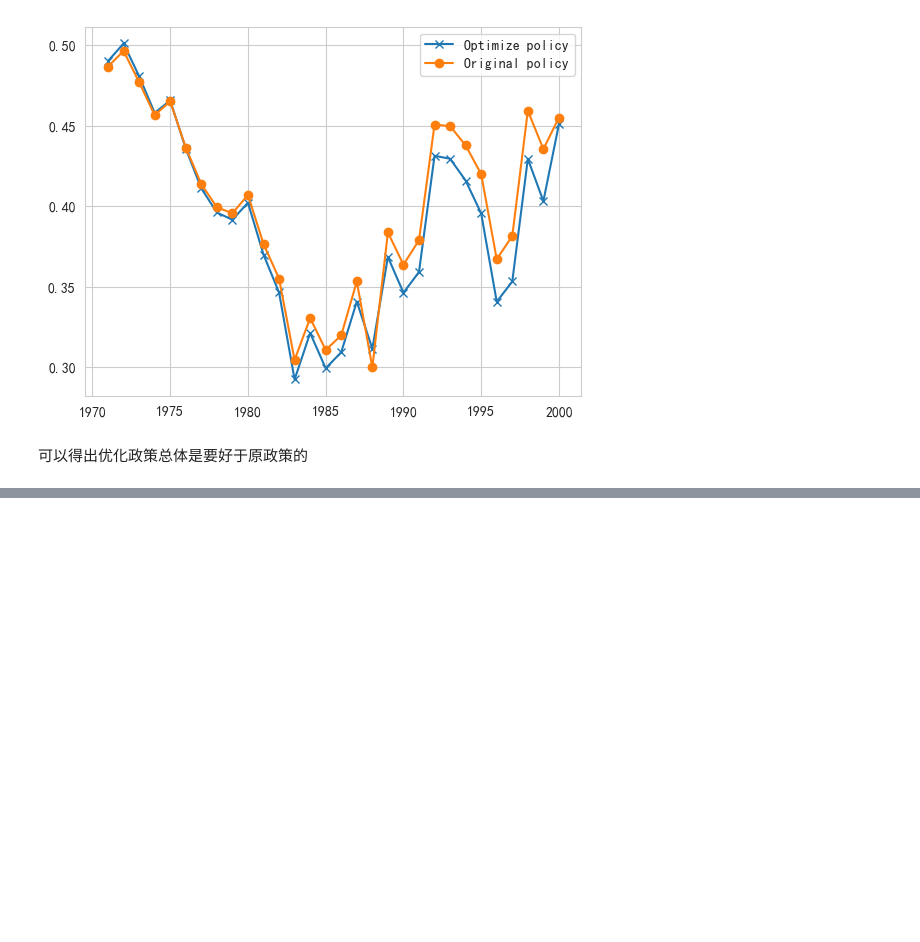
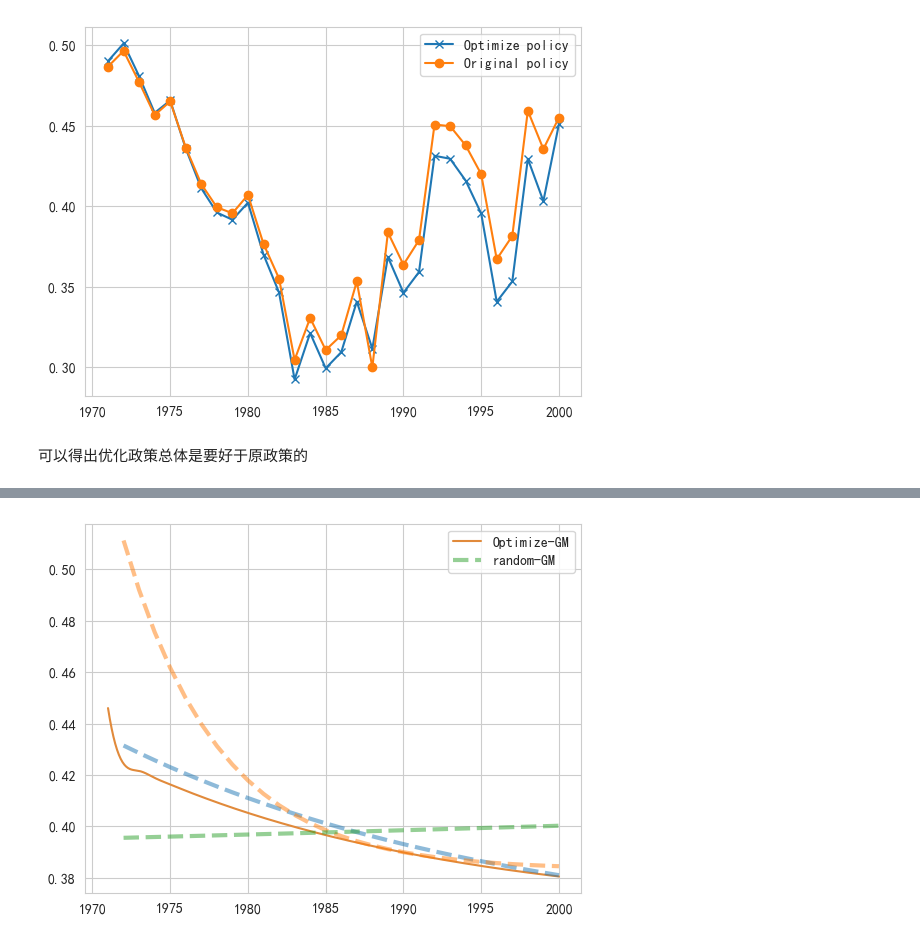
Before and after one commit to eric-gitta-moore/2022MCM-B, a Jupyter notebook: Q3/compareScore.ipynb, the cells around one changed output, grey strips where cells are left out. Drawn from its saved outputs; the diff is of its cells as text; code cells hidden in the pictures; blank space fills up the shorter version.

```diff
--- a/Q3/compareScore.ipynb
+++ b/Q3/compareScore.ipynb
@@ -276,0 +143,30 @@ plt.show()
+# %%
+# 灵敏度
+
+np.random.seed()
+ff1 = np.sum(newWeight * (data + np.random.randn(data.shape[0], data.shape[1]) * 0.1), axis=1)
+ff2 = np.sum(newWeight * (data + np.random.randn(data.shape[0], data.shape[1]) * 0.1), axis=1)
+ff3 = np.sum(newWeight * (data + np.random.randn(data.shape[0], data.shape[1]) * 0.1), axis=1)
+
+prexff1 = np.array([func(i, *TDGM(ff1)) for i in range(2, scatter[0].values.shape[0] + 1)])
+prexff2 = np.array([func(i, *TDGM(ff2)) for i in range(2, scatter[0].values.shape[0] + 1)])
+prexff3 = np.array([func(i, *TDGM(ff3)) for i in range(2, scatter[0].values.shape[0] + 1)])
+
+xdata = np.r_["0", [ff1], [ff2], [ff3]]
+prexdata = np.r_["0", [prexff1], [prexff2], [prexff3]]
+
+fig, ax = plt.subplots()
+
+# for i in range(1, xdata.shape[0]):
+#     ax.plot(x, xdata[i], ls=":", marker="o", ms=10, mec="None", alpha=0.5)
+
+ax.plot(x_, prex2Smooth, label='Optimize-GM', color='#e18a3b')
+for i in range(1, prexdata.shape[0]):
+    ax.plot(x[1:], prexdata[i], alpha=0.5, lw=3, ls="--")
+ax.plot(x[1:],prexdata[0],alpha=0.5,lw=3,ls="--",label="random-GM")
+
+plt.legend()
+plt.savefig('sensitivityAnalysis.svg')
+plt.show()
+# %% [output]
+[figure, added]
```
Also changed, not shown: parts of 2 cells of this notebook, 6 other files.
